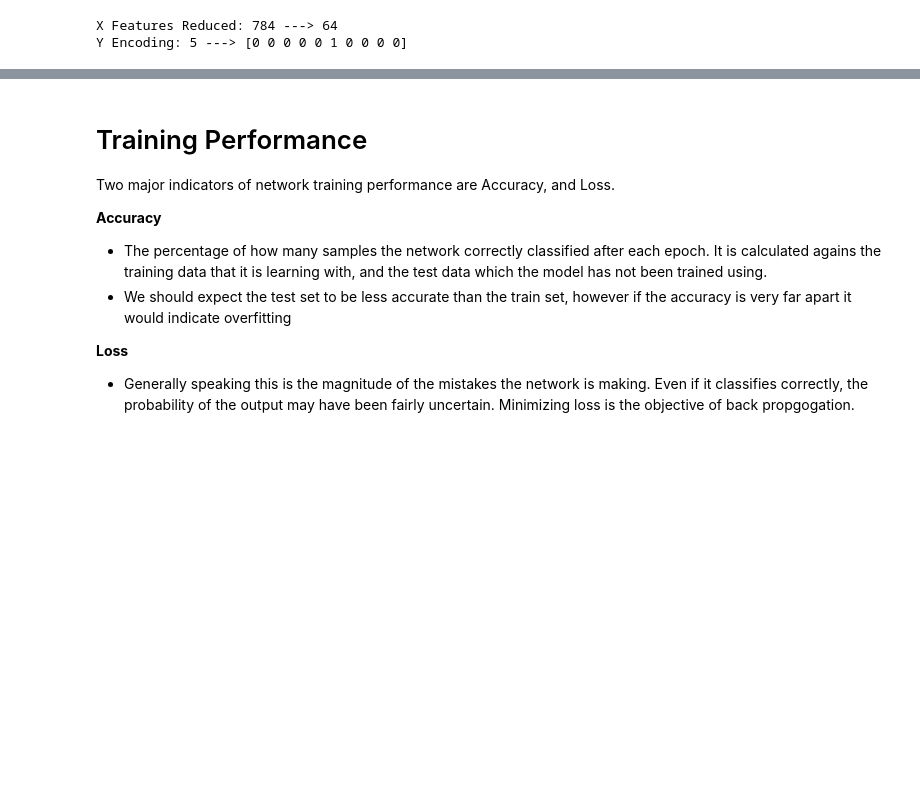
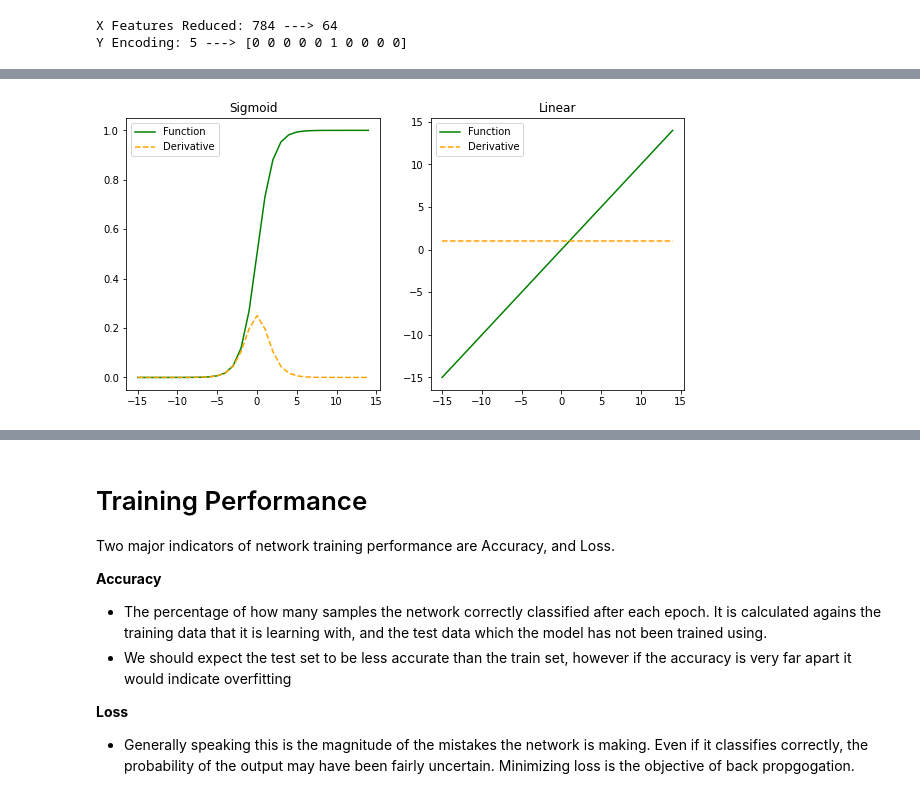
Before and after one commit to AndrewStaus/ML-aslearn, a Jupyter notebook: Notebook - Neural Network on MNIST.ipynb, the cells around one changed output, grey strips where cells are left out. Drawn from its saved outputs; the diff is of its cells as text; code cells hidden in the pictures; blank space fills up the shorter version.

```diff
--- a/Notebook - Neural Network on MNIST.ipynb
+++ b/Notebook - Neural Network on MNIST.ipynb
@@ -195,0 +173,18 @@ Each one of these values also needs to be optimized during training.
+# %%
+x_ = np.array([x for x in range(-15,15)])
+af = aslearn.Activation_Functions
+
+titles = ['Sigmoid', 'Linear']
+gs = [af.sigmoid, af.linear]
+
+fig, axs = plt.subplots(nrows=1, ncols=len(titles), figsize=(len(titles)*5,5))
+for ax, g, title in zip(axs, gs, titles):
+    ax.title.set_text(title)
+    y_ = g(x_)
+    ax.plot(x_, y_, 'g', label = 'Function')
+    y_ = g(x_, derivative=True)
+    ax.plot(x_, y_, color='orange', linestyle='dashed', label='Derivative')
+    ax.legend()
+plt.show()
+# %% [output]
+[figure, added]
```
Also changed, not shown: parts of 7 cells of this notebook.
